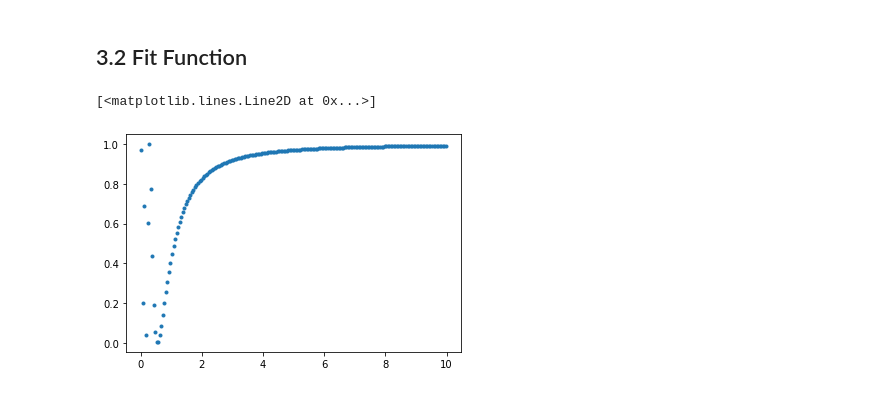
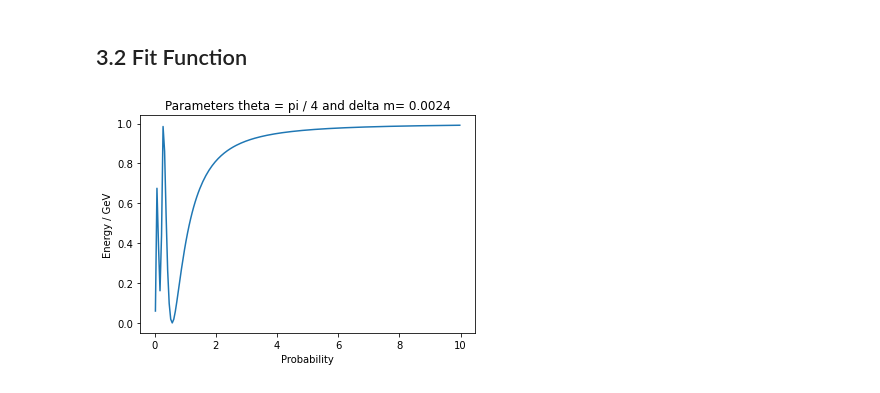
Before and after one commit to afyqeyzar/comp_proj, a Jupyter notebook: proj.ipynb, the cells around one changed output. Drawn from its saved outputs; the diff is of its cells as text; code cells hidden in the pictures.

Commit message:
more plots

```diff
--- a/proj.ipynb
+++ b/proj.ipynb
@@ -43,8 +45,13 @@ def oscillation_probability(energy, theta_23 = np.pi/4, delta_m2_23 = 2.3e-3, L
   left = (np.sin(2 * theta_23)) ** 2
   right = (np.sin((1.267 * delta_m2_23 * L) / energy)) ** 2
   return 1 - (left * right)
-# %%
-plt.plot(energy_midpoints,oscillation_probability(energy_midpoints),'.')
-# %% [output]
-[<matplotlib.lines.Line2D at 0x...>]
-[figure, removed]
+# %%
+def plot_oscillation_probability(energy, n = 4, delta_m = 2.4e-3):
+  plt.plot(energy,oscillation_probability(energy_midpoints, theta_23= np.pi / n, delta_m2_23= delta_m))
+  plt.xlabel('Probability')
+  plt.ylabel('Energy / GeV')
+  plt.title('Parameters theta = pi / ' + str(n) + ' and delta_m= ' + str(delta_m))
+# %%
+plot_oscillation_probability(energy_midpoints, 4, 2.4e-3)
+# %% [output]
+[figure, added]
```
Also changed, not shown: parts of 7 cells of this notebook, 1 other file.
